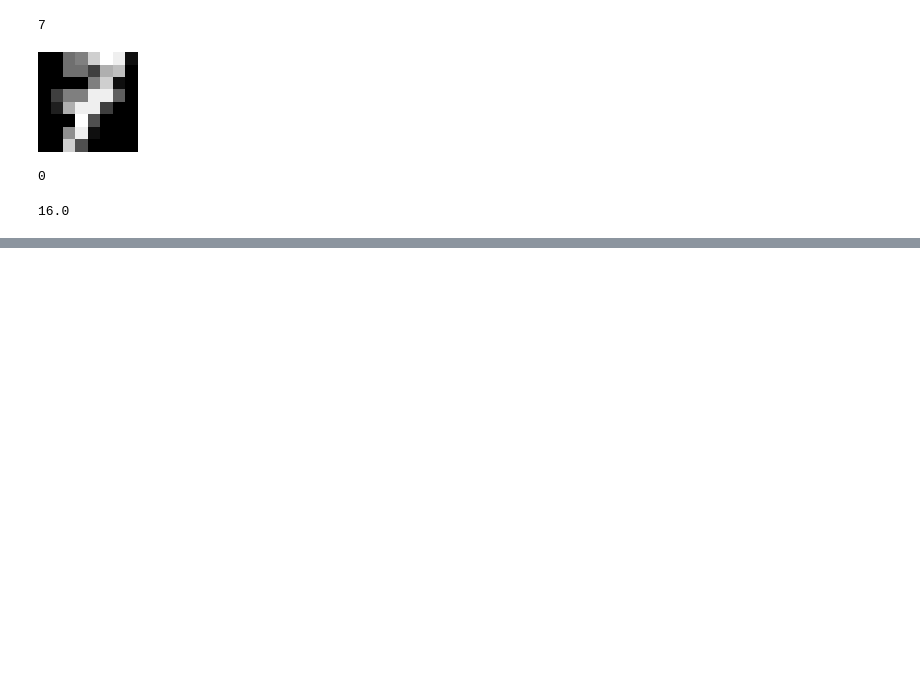
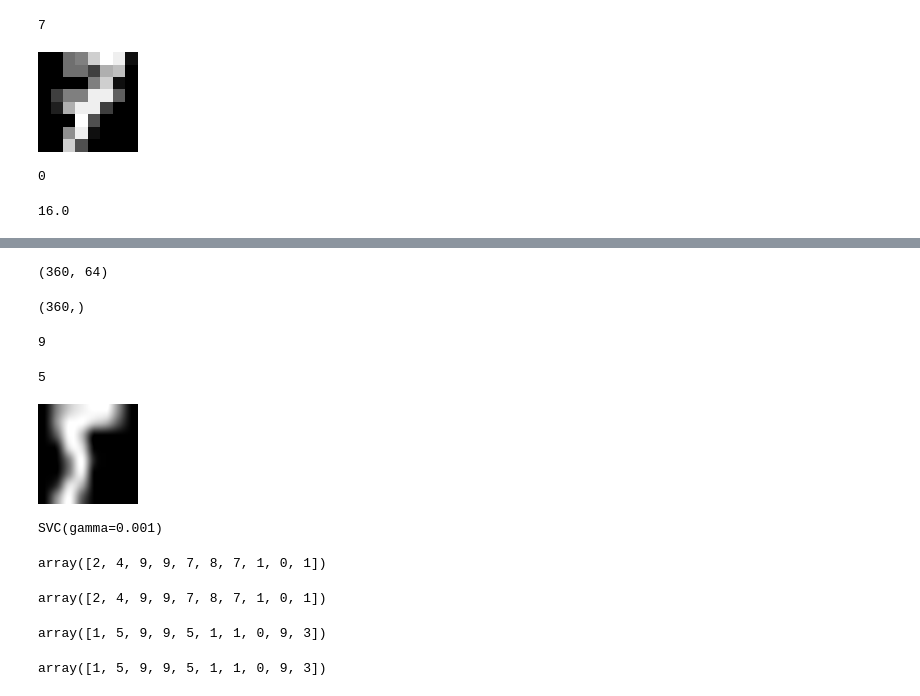
Before and after one commit to TheKeiser/ai-ml-principles-exercises, a Jupyter notebook: ML-training/digit_classification_sklearn.ipynb, the cells around one changed output, grey strips where cells are left out. Drawn from its saved outputs; the diff is of its cells as text; code cells hidden in the pictures; blank space fills up the shorter version.

Commit message:
Added training and evaluation of digit

```diff
--- a/ML-training/digit_classification_sklearn.ipynb
+++ b/ML-training/digit_classification_sklearn.ipynb
@@ -55,0 +68,21 @@ np.max(data.images)
+# %%
+flat_dataset = data.images.reshape((len(data.images), -1))
+x_train, x_test, y_train, y_test = train_test_split(flat_dataset, data.target, train_size = 0.8)
+# %%
+x_test.shape
+# %% [output]
+(360, 64)
+# %%
+y_test.shape
+# %% [output]
+(360,)
+# %%
+print(y_train[100])
+# %% [output]
+9
+# %%
+print(y_test[100])
+Image.fromarray((x_test[100].reshape((8,8)) / 16 * 255).astype(np.uint8), 'L').resize((100,100))
+# %% [output]
+5
+[figure, added]
@@ -55,0 +91,21 @@ np.max(data.images)
+# %%
+model = svm.SVC(gamma=0.001)
+model.fit(x_train, y_train) #training model
+# %% [output]
+SVC(gamma=0.001)
+# %%
+model.predict(x_train[0:10]) # model is trained on
+# %% [output]
+array([2, 4, 9, 9, 7, 8, 7, 1, 0, 1])
+# %%
+y_train[0:10] #it is correct
+# %% [output]
+array([2, 4, 9, 9, 7, 8, 7, 1, 0, 1])
+# %%
+model.predict(x_test[0:10]) #testar med testsettet
+# %% [output]
+array([1, 5, 9, 9, 5, 1, 1, 0, 9, 3])
+# %%
+y_test[0:10] #ok, korrekt
+# %% [output]
+array([1, 5, 9, 9, 5, 1, 1, 0, 9, 3])
```
Also changed, not shown: parts of 9 cells of this notebook.
